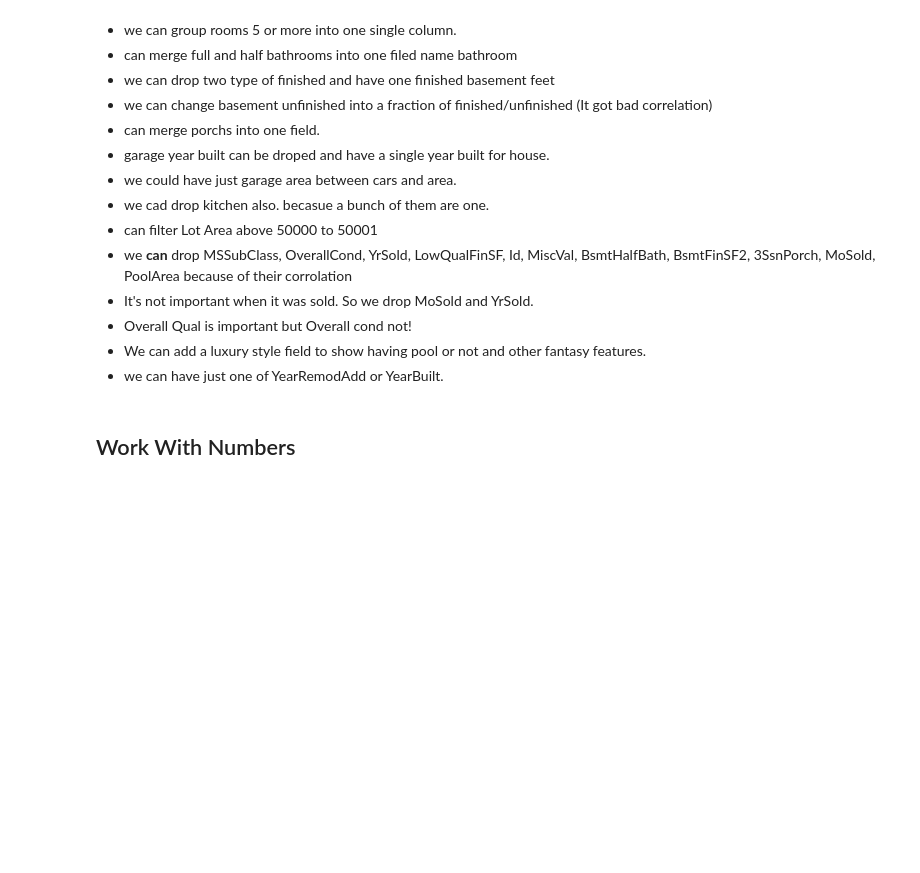
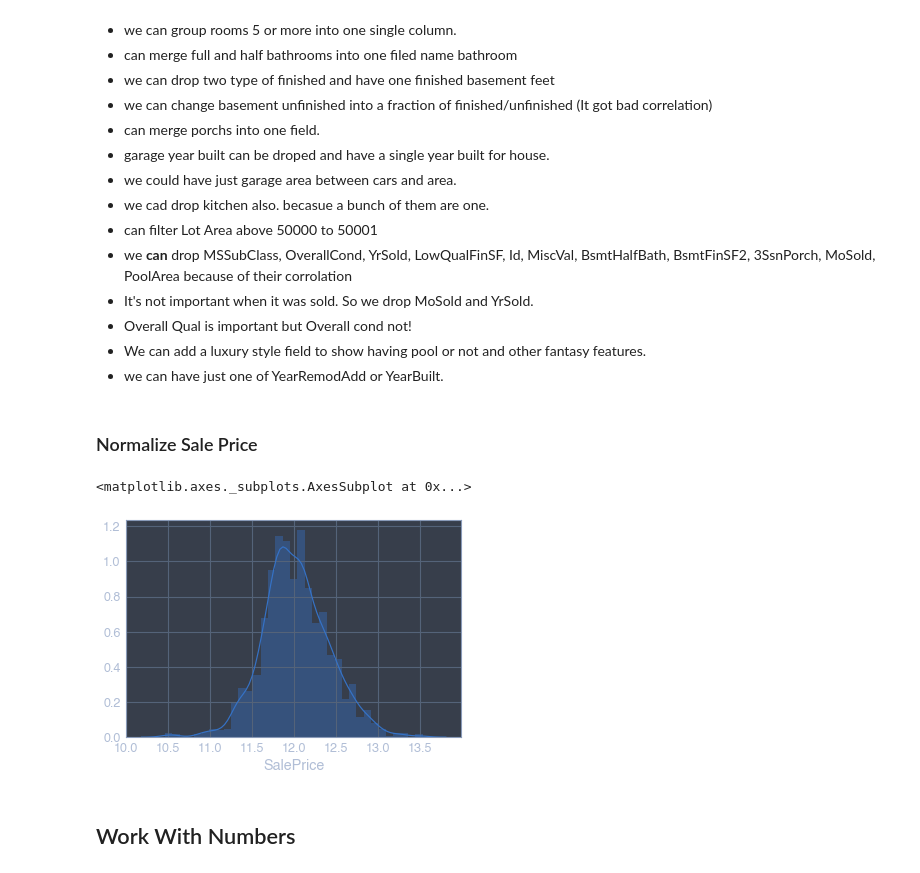
Before and after one commit to gsoosk/HandsonML, a Jupyter notebook: House Price.ipynb, the cells around one changed output. Cells and saved outputs as stored; diff of their text form; code cells hidden in the pictures; blank space fills up the shorter version.

Commit message:
Complete House Price

```diff
--- a/House Price.ipynb
+++ b/House Price.ipynb
@@ -208,6 +207,23 @@ array([[<matplotlib.axes._subplots.AxesSubplot object at 0x...>]],
 label_attrs = X_train.select_dtypes([object]).columns.values
 num_attrs = X_train.select_dtypes([np.int64, np.float64]).columns.values
 num_attrs = num_attrs[~(num_attrs == 'SalePrice')]
+# %% [markdown]
+### Normalize Sale Price
+# %%
+from sklearn.base import TransformerMixin, BaseEstimator
+import seaborn as sns
+class Normalize(BaseEstimator, TransformerMixin):
+    def fit(self, X, y=None):
+        return self
+    def transform(self, X, y=None):
+        dataset = y_train.copy()
+        dataset = np.log1p(dataset)
+        return dataset
+y_train = Normalize().transform(y_train)
+sns.distplot(y_train)
+# %% [output]
+<matplotlib.axes._subplots.AxesSubplot at 0x...>
+[figure, added]
 # %%
 X_train_label = X_train[label_attrs]
 X_train_num = X_train[num_attrs]
```
Also changed, not shown: parts of 22 cells of this notebook, 1 other file.
